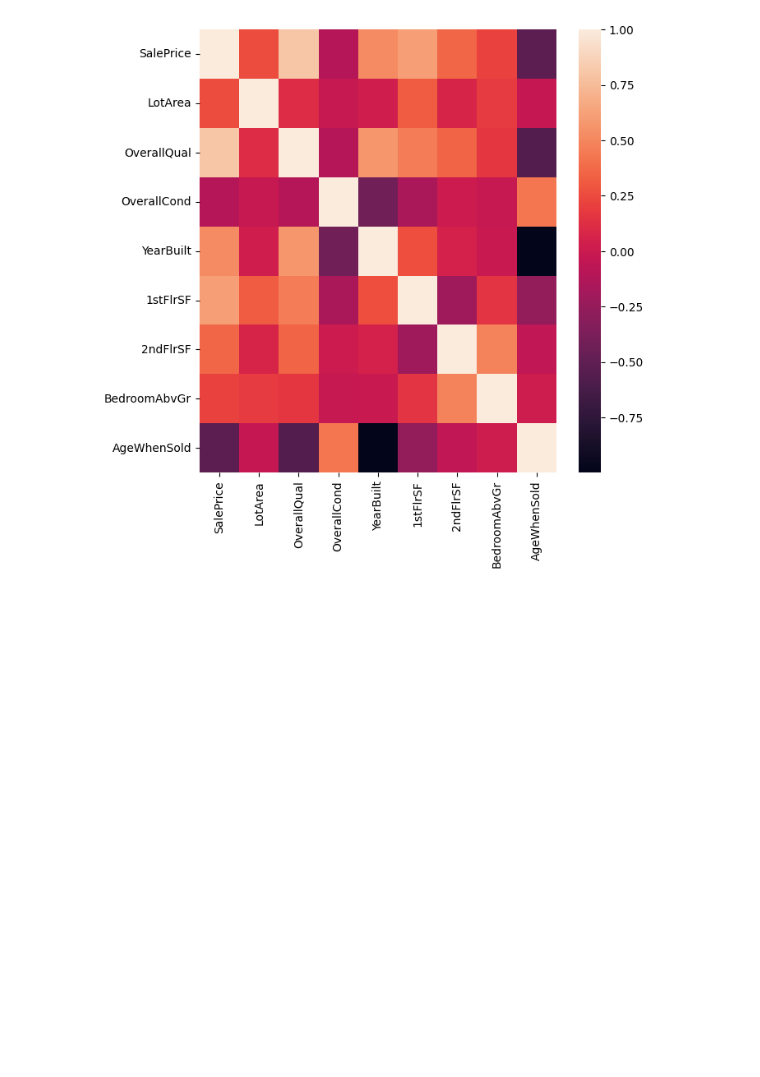
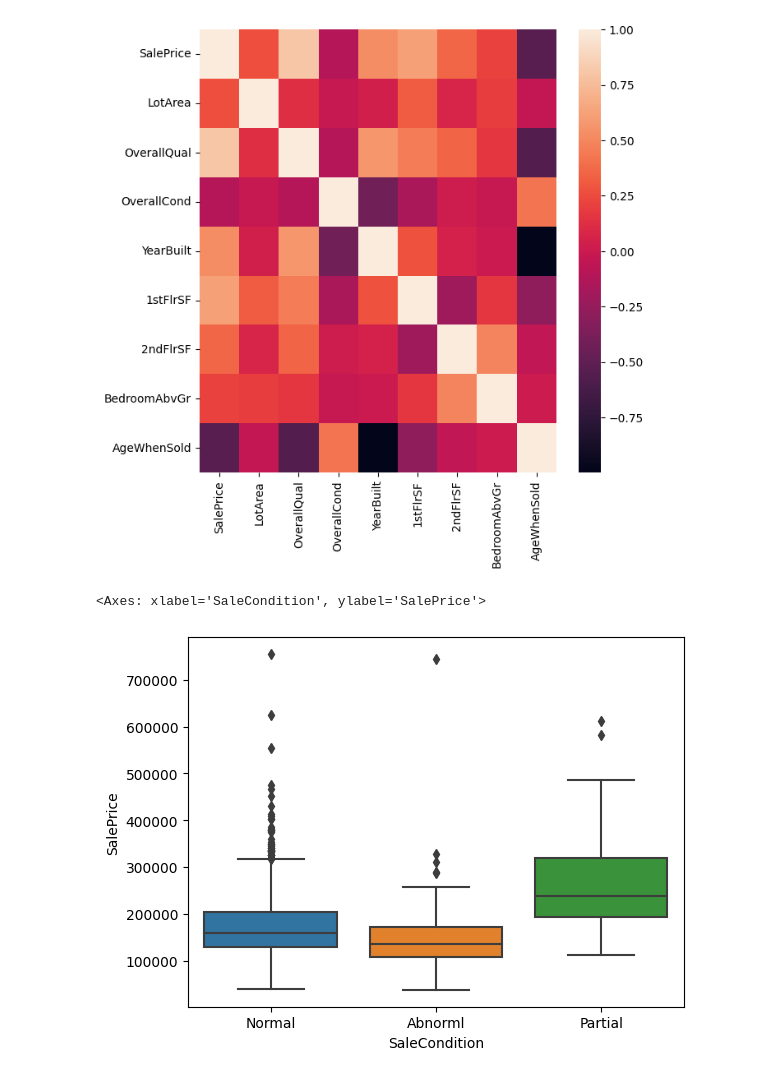
Before and after one commit to krzysztof-siedlecki/House_data, a Jupyter notebook: Housing_data.ipynb, the cells around one changed output. Drawn from its saved outputs; the diff is of its cells as text; code cells hidden in the pictures; blank space fills up the shorter version.

```diff
--- a/Housing_data.ipynb
+++ b/Housing_data.ipynb
@@ -259,3 +260,10 @@ sns.heatmap(correlations,
 # %% [output]
 <Axes: >
 [figure]
+# %%
+sns.boxplot(x = 'SaleCondition',
+            y = 'SalePrice',
+            data=df)
+# %% [output]
+<Axes: xlabel='SaleCondition', ylabel='SalePrice'>
+[figure, added]
```
Also changed, not shown: parts of 9 cells of this notebook.
